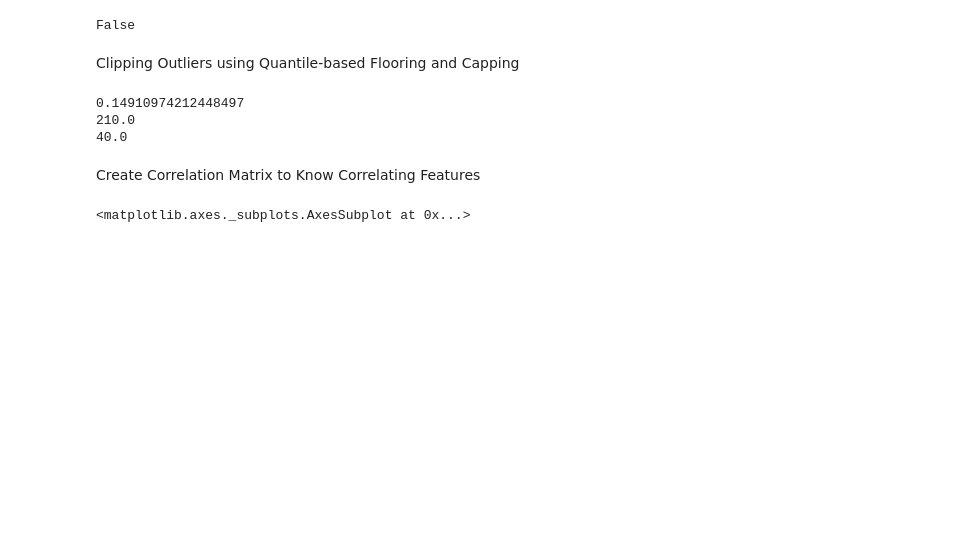
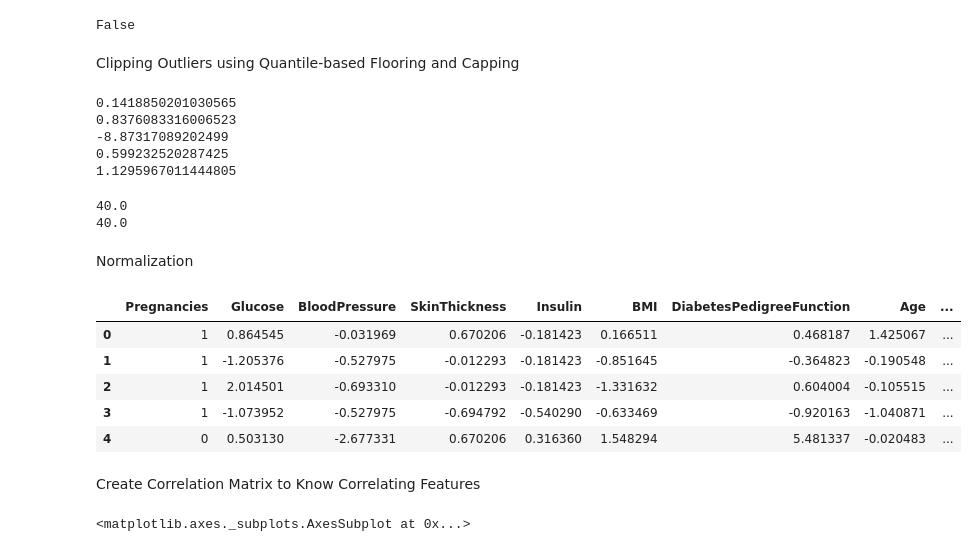
Before and after one commit to adindariztia/Bangkit_DiabetesPredictionML, a Jupyter notebook: PIMA_Dataset_Overview.ipynb, the cells around one changed output. Cells and saved outputs as stored; diff of their text form; code cells hidden in the pictures; blank space fills up the shorter version.

Commit message:
adding normalization

```diff
--- a/PIMA_Dataset_Overview.ipynb
+++ b/PIMA_Dataset_Overview.ipynb
@@ -94,18 +93,45 @@ df.isnull().values.any()
 False
 # %% [markdown]
 Clipping Outliers using Quantile-based Flooring and Capping
+# %%
+#Evaluating skewness in column with outliers
+print(df['BloodPressure'].skew())
+print(df['SkinThickness'].skew())
+print(df['Insulin'].skew())
+print(df['BMI'].skew())
+print(df['Age'].skew())
+# %% [output]
+0.1418850201030565
+0.8376083316006523
+-8.87317089202499
+0.599232520287425
+1.1295967011444805
 # %%
-# Calculating Skewness
-print(df['Insulin'].skew())
+# Capping outliers, penalize only column with large skewness
 print(df['Insulin'].quantile(0.90)) #huge skew level, proceed to cap. lowered from 3.3 to 0.14
 df['Insulin'] = np.where(df['Insulin'] >210.0, 210.0,df['Insulin'])
 
 print(df['SkinThickness'].quantile(0.90)) #wide gap from 75th percentile to the max value, proceed to cap
 df['Insulin'] = np.where(df['Insulin'] >40.0, 40.0,df['Insulin'])
 # %% [output]
-0.14910974212448497
-210.0
 40.0
+40.0
+# %% [markdown]
+Normalization
+# %%
+# Calculate Z-scores of each column, except for label 'Outcome'
+df_mean = df.mean()
+df_std = df.std()
+df_norm = (df - df_mean) / df_std
+dfnorm[['Pregnancies','Outcome']] = (df[['Pregnancies','Outcome']])
+dfnorm.head()
+# %% [output]
+|  | Pregnancies | Glucose | BloodPressure | SkinThickness | Insulin | BMI | DiabetesPedigreeFunction | Age | ... |
+| 0 | 1 | 0.864545 | -0.031969 | 0.670206 | -0.181423 | 0.166511 | 0.468187 | 1.425067 | ... |
+| 1 | 1 | -1.205376 | -0.527975 | -0.012293 | -0.181423 | -0.851645 | -0.364823 | -0.190548 | ... |
+| 2 | 1 | 2.014501 | -0.693310 | -0.012293 | -0.181423 | -1.331632 | 0.604004 | -0.105515 | ... |
+| 3 | 1 | -1.073952 | -0.527975 | -0.694792 | -0.540290 | -0.633469 | -0.920163 | -1.040871 | ... |
+| 4 | 0 | 0.503130 | -2.677331 | 0.670206 | 0.316360 | 1.548294 | 5.481337 | -0.020483 | ... |
 # %% [markdown]
 Create Correlation Matrix to Know Correlating Features
 # %%
```
Also changed, not shown: parts of 4 cells of this notebook.
